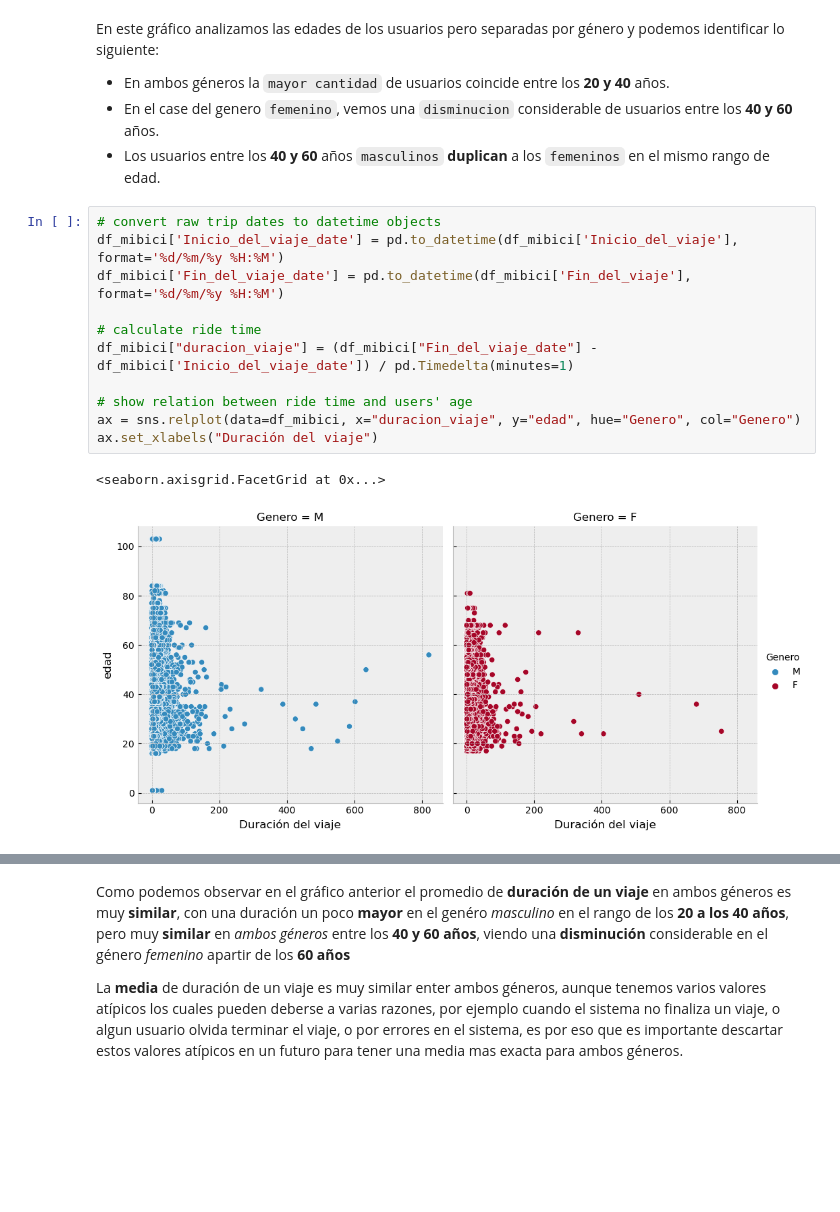
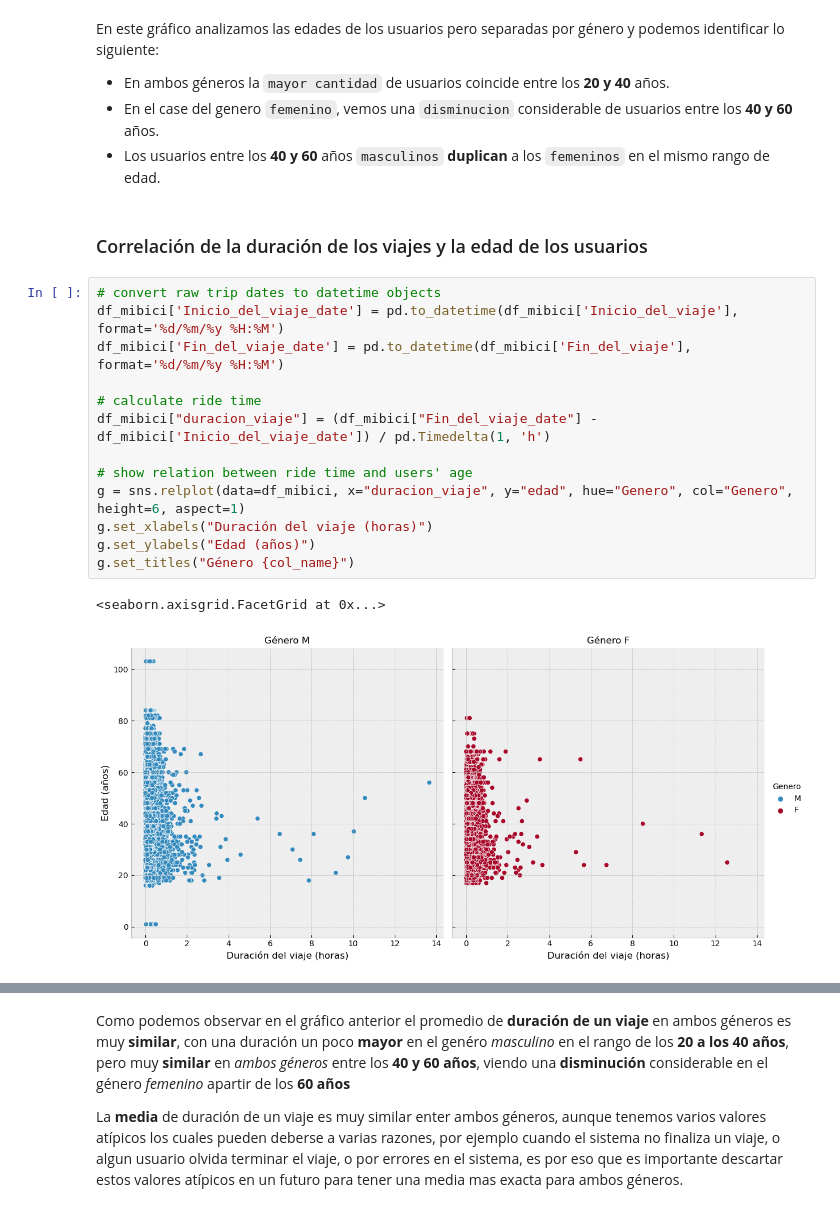
Before and after one commit to Oscarz90/data-science, a Jupyter notebook: coderhouse/challenge_two/notebooks/Visualizacion_Martinez_Sanchez.ipynb, the cells around one changed output, grey strips where cells are left out. Cells and saved outputs as stored; diff of their text form; blank space fills up the shorter version.

```diff
--- a/coderhouse/challenge_two/notebooks/Visualizacion_Martinez_Sanchez.ipynb
+++ b/coderhouse/challenge_two/notebooks/Visualizacion_Martinez_Sanchez.ipynb
@@ -88,18 +96,22 @@ En este gráfico analizamos las edades de los usuarios pero separadas por géner
 * En ambos géneros la `mayor cantidad` de usuarios coincide entre los **20 y 40** años.
 * En el case del genero `femenino`, vemos una `disminucion` considerable de usuarios entre los **40 y 60** años.
 * Los usuarios entre los **40 y 60** años `masculinos` **duplican** a los `femeninos` en el mismo rango de edad.
+# %% [markdown]
+### Correlación de la duración de los viajes y la edad de los usuarios
 # %%
 # convert raw trip dates to datetime objects
 df_mibici['Inicio_del_viaje_date'] = pd.to_datetime(df_mibici['Inicio_del_viaje'], format='%d/%m/%y %H:%M')
 df_mibici['Fin_del_viaje_date'] = pd.to_datetime(df_mibici['Fin_del_viaje'], format='%d/%m/%y %H:%M')
 
 # calculate ride time
-df_mibici["duracion_viaje"] = (df_mibici["Fin_del_viaje_date"] - df_mibici['Inicio_del_viaje_date']) / pd.Timedelta(minutes=1)
+df_mibici["duracion_viaje"] = (df_mibici["Fin_del_viaje_date"] - df_mibici['Inicio_del_viaje_date']) / pd.Timedelta(1, 'h')
 
 # show relation between ride time and users' age
-ax = sns.relplot(data=df_mibici, x="duracion_viaje", y="edad", hue="Genero", col="Genero")
-ax.set_xlabels("Duración del viaje")
+g = sns.relplot(data=df_mibici, x="duracion_viaje", y="edad", hue="Genero", col="Genero", height=6, aspect=1)
+g.set_xlabels("Duración del viaje (horas)")
+g.set_ylabels("Edad (años)")
+g.set_titles("Género {col_name}")
 # %% [output]
 <seaborn.axisgrid.FacetGrid at 0x...>
-[figure, old version]
+[figure, new version]
 # %%
```
Also changed, not shown: parts of 9 cells of this notebook.
